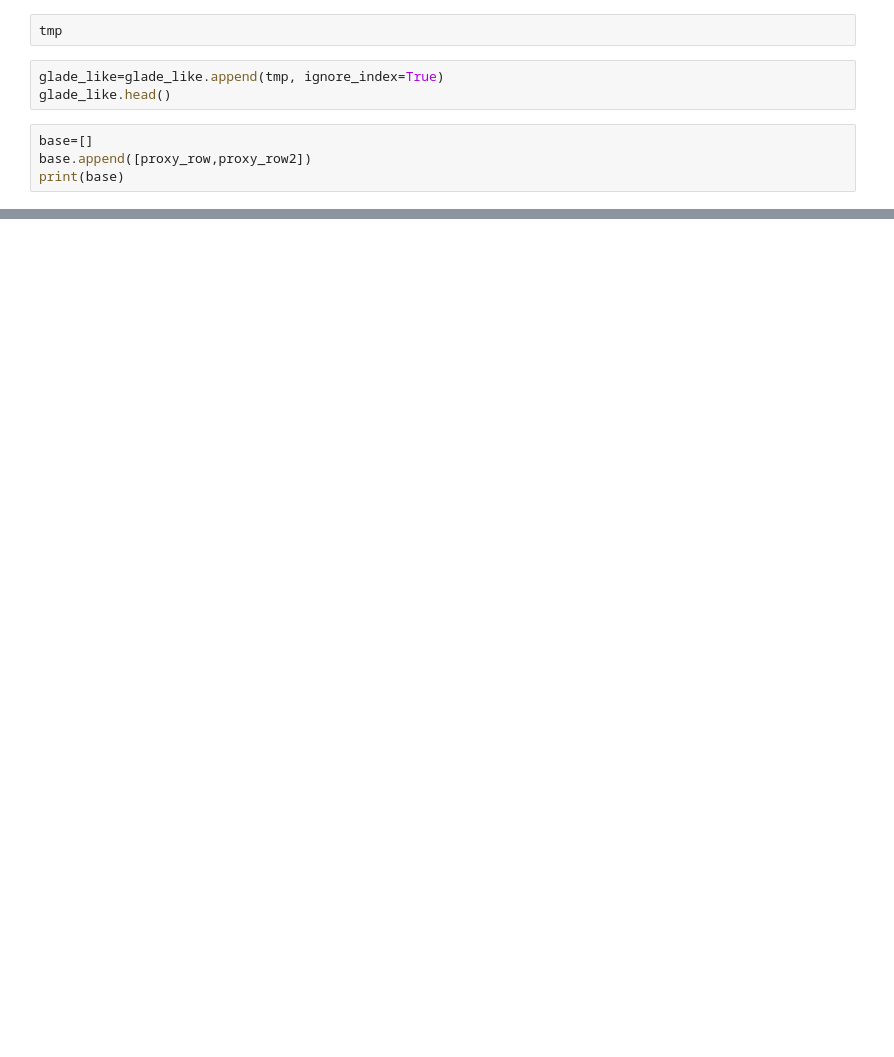
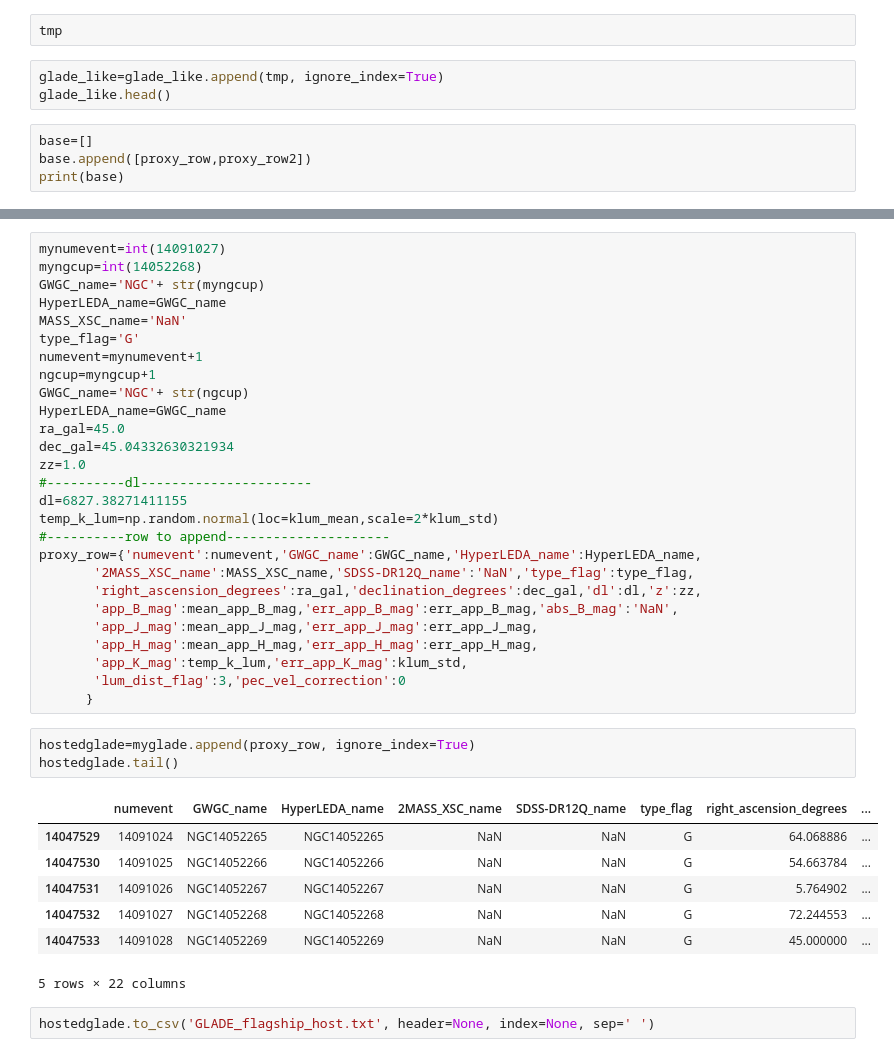
Before and after one commit to RCianca/DarkSirensStat, a Jupyter notebook: ProxyGenerator/GLADE-inator.ipynb, the cells around one changed output, grey strips where cells are left out. Cells and saved outputs as stored; diff of their text form; blank space fills up the shorter version.

```diff
--- a/ProxyGenerator/GLADE-inator.ipynb
+++ b/ProxyGenerator/GLADE-inator.ipynb
@@ -454,0 +474,40 @@ print(glade_like['declination_degrees'].max())
+# %%
+mynumevent=int(14091027)
+myngcup=int(14052268)
+GWGC_name='NGC'+ str(myngcup)
+HyperLEDA_name=GWGC_name
+MASS_XSC_name='NaN'
+type_flag='G'
+numevent=mynumevent+1
+ngcup=myngcup+1
+GWGC_name='NGC'+ str(ngcup)
+HyperLEDA_name=GWGC_name
+ra_gal=45.0
+dec_gal=45.04332630321934
+zz=1.0
+#----------dl----------------------
+dl=6827.38271411155
+temp_k_lum=np.random.normal(loc=klum_mean,scale=2*klum_std)
+#----------row to append---------------------
+proxy_row={'numevent':numevent,'GWGC_name':GWGC_name,'HyperLEDA_name':HyperLEDA_name,
+       '2MASS_XSC_name':MASS_XSC_name,'SDSS-DR12Q_name':'NaN','type_flag':type_flag,
+       'right_ascension_degrees':ra_gal,'declination_degrees':dec_gal,'dl':dl,'z':zz,
+       'app_B_mag':mean_app_B_mag,'err_app_B_mag':err_app_B_mag,'abs_B_mag':'NaN',
+       'app_J_mag':mean_app_J_mag,'err_app_J_mag':err_app_J_mag,
+       'app_H_mag':mean_app_H_mag,'err_app_H_mag':err_app_H_mag,
+       'app_K_mag':temp_k_lum,'err_app_K_mag':klum_std,
+       'lum_dist_flag':3,'pec_vel_correction':0
+      }
+# %%
+hostedglade=myglade.append(proxy_row, ignore_index=True)
+hostedglade.tail()
+# %% [output]
+|  | numevent | GWGC_name | HyperLEDA_name | 2MASS_XSC_name | SDSS-DR12Q_name | type_flag | right_ascension_degrees | ... |
+| 14047529 | 14091024 | NGC14052265 | NGC14052265 | NaN | NaN | G | 64.068886 | ... |
+| 14047530 | 14091025 | NGC14052266 | NGC14052266 | NaN | NaN | G | 54.663784 | ... |
+| 14047531 | 14091026 | NGC14052267 | NGC14052267 | NaN | NaN | G | 5.764902 | ... |
+| 14047532 | 14091027 | NGC14052268 | NGC14052268 | NaN | NaN | G | 72.244553 | ... |
+| 14047533 | 14091028 | NGC14052269 | NGC14052269 | NaN | NaN | G | 45.000000 | ... |
+5 rows × 22 columns
+# %%
+hostedglade.to_csv('GLADE_flagship_host.txt', header=None, index=None, sep=' ')
```
Also changed, not shown: parts of 13 cells of this notebook, 5 other files.
